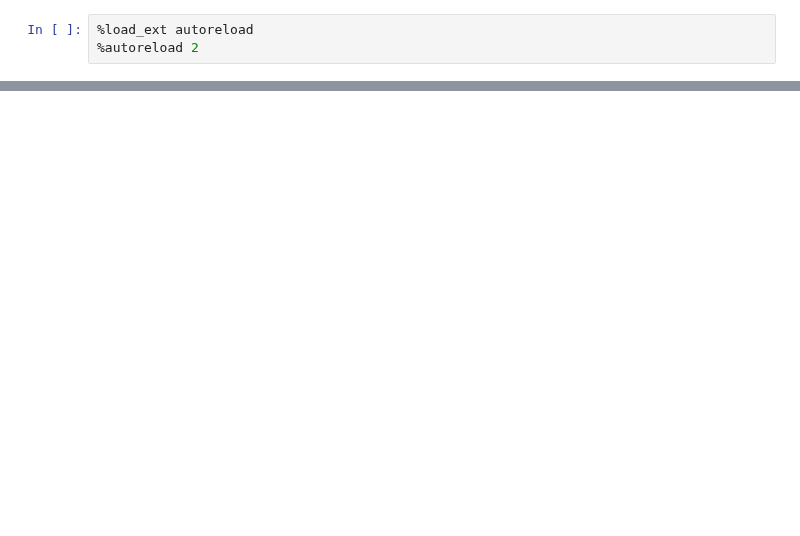
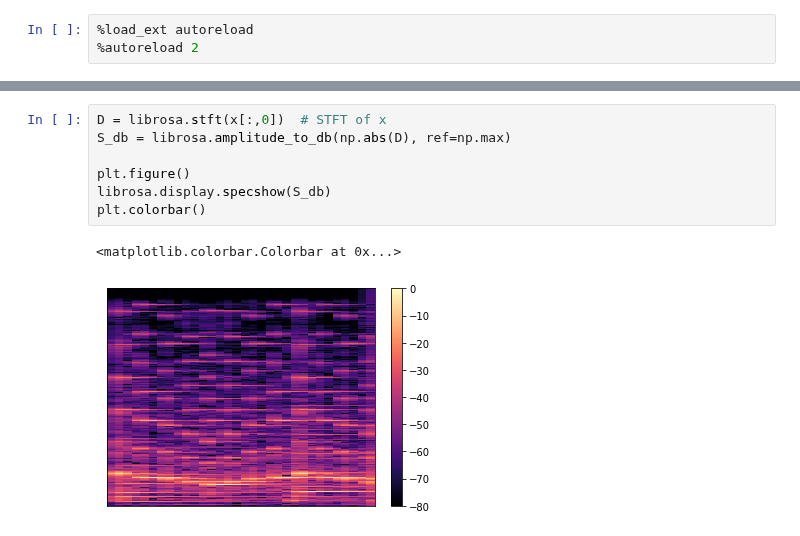
Before and after one commit to Chutlhu/TurboSuperResultion, a Jupyter notebook: notebooks/[MFN,Fourier,Audio,Train] Does MFN learn the Specturm?.ipynb, the cells around one changed output, grey strips where cells are left out. Saved outputs shown, nothing was run; the diff lists cells and outputs as text; blank space fills up the shorter version.

```diff
--- a/notebooks/[MFN,Fourier,Audio,Train] Does MFN learn the Specturm?.ipynb
+++ b/notebooks/[MFN,Fourier,Audio,Train] Does MFN learn the Specturm?.ipynb
@@ -433,0 +41,10 @@ plt.show()
+# %%
+D = librosa.stft(x[:,0])  # STFT of x
+S_db = librosa.amplitude_to_db(np.abs(D), ref=np.max)
+
+plt.figure()
+librosa.display.specshow(S_db)
+plt.colorbar()
+# %% [output]
+<matplotlib.colorbar.Colorbar at 0x...>
+[figure, added]
```
Also changed, not shown: parts of 34 cells of this notebook, 12 other files.
